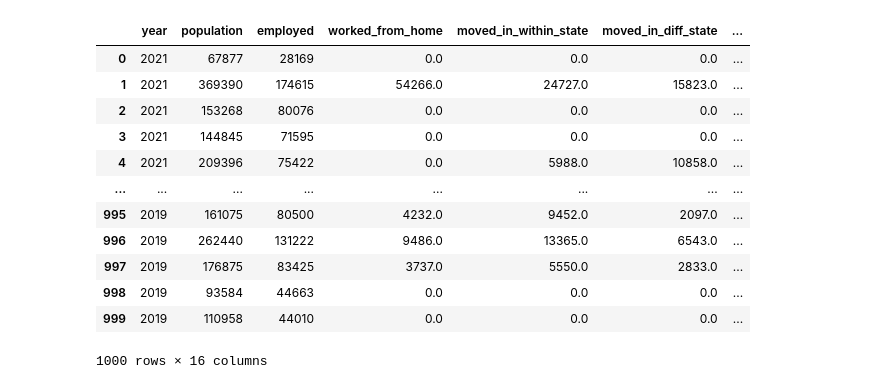
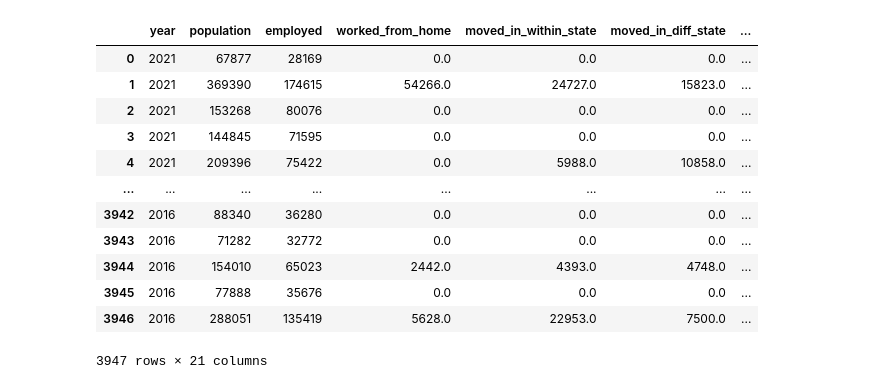
Before and after one commit to ehabsameh/Final_Project, a Jupyter notebook: Remotework_Impact_on_HousingPrices.ipynb, the cells around one changed output. Cells and saved outputs as stored; diff of their text form; code cells hidden in the pictures.

```diff
--- a/Remotework_Impact_on_HousingPrices.ipynb
+++ b/Remotework_Impact_on_HousingPrices.ipynb
@@ -115,4 +77,5 @@ housing_df= housing_df.pivot_longer(
 housing_df['Date'] = pd.to_datetime(housing_df.Month)
 housing_df['year'] = housing_df.Date.dt.year
 housing_df= housing_df.groupby(['year','County','State'],as_index = False)['Median_Home_Price'].mean()
-housing_df
+housing_df['Price_Change'] = 100*housing_df.groupby(['State','County'])['Median_Home_Price'].pct_change()
+housing_df[(housing_df['State'] == 'California') & (housing_df['County'] == 'San Francisco County') ]
@@ -133,27 +82,35 @@ housing_df
 # %%
 #Merge "Home sales data", "Work from Home" and "Relocation" data
 
 merged_df = pd.merge(wfh_relocation_df,housing_df, on=["State", "County","year" ] )
 df_n = merged_df.loc[:, ~merged_df.columns.isin(['year', 'County','State'])]
+
+# Convert to numeric
 col = df_n.columns
 merged_df[col] = merged_df[col].apply(pd.to_numeric, errors='coerce')
 merged_df = merged_df.fillna(0)
-merged_df['Total_IN'] = merged_df['moved_in_within_state']+merged_df['moved_in_diff_state']
-merged_df['Total_OUT'] = merged_df['moved_out_same_state']+merged_df['moved_out_diff_state']
-merged_df['Total_IN_Ratio'] = (merged_df['moved_in_within_state']+merged_df['moved_in_diff_state'])/merged_df['population_1_year_ago']
-merged_df['Total_OUT_Ratio'] = (merged_df['moved_out_same_state']+merged_df['moved_out_diff_state'])/merged_df['population_1_year_ago']
-merged_df.head(1000)
+
+# adding calculated variables
+merged_df['Total_IN_NW'] = merged_df['moved_in_within_state']+merged_df['moved_in_diff_state']
+merged_df['Total_OUT_NW'] = merged_df['moved_out_same_state']+merged_df['moved_out_diff_state']
+merged_df['Total_IN_Ratio'] = 100*(merged_df['moved_in_within_state']+merged_df['moved_in_diff_state'])/merged_df['population_1_year_ago']
+merged_df['Total_OUT_Ratio'] = 100*(merged_df['moved_out_same_state']+merged_df['moved_out_diff_state'])/merged_df['population_1_year_ago']
+merged_df['Net_Relo_IN-OUT_NW'] = merged_df['Total_IN_NW'] - merged_df['Total_OUT_NW']
+merged_df['Net_Relo_IN-OUT_St'] = merged_df['moved_in_within_state'] - merged_df['moved_out_same_state']
+merged_df['Net_Relo_IN-OUT_St_Ratio'] = 100*(merged_df['moved_in_within_state'] - merged_df['moved_out_same_state'])/merged_df['population_1_year_ago']
+merged_df['Net_Relo_IN-OUT_NW_Ratio'] = 100*(merged_df['Total_IN_NW'] - merged_df['Total_OUT_NW'])/merged_df['population_1_year_ago']
+merged_df
 # %% [output]
 |  | year | population | employed | worked_from_home | moved_in_within_state | moved_in_diff_state | ... |
 | 0 | 2021 | 67877 | 28169 | 0.0 | 0.0 | 0.0 | ... |
 | 1 | 2021 | 369390 | 174615 | 54266.0 | 24727.0 | 15823.0 | ... |
 | 2 | 2021 | 153268 | 80076 | 0.0 | 0.0 | 0.0 | ... |
 | 3 | 2021 | 144845 | 71595 | 0.0 | 0.0 | 0.0 | ... |
 | 4 | 2021 | 209396 | 75422 | 0.0 | 5988.0 | 10858.0 | ... |
 | ... | ... | ... | ... | ... | ... | ... | ... |
-| 995 | 2019 | 161075 | 80500 | 4232.0 | 9452.0 | 2097.0 | ... |
-| 996 | 2019 | 262440 | 131222 | 9486.0 | 13365.0 | 6543.0 | ... |
-| 997 | 2019 | 176875 | 83425 | 3737.0 | 5550.0 | 2833.0 | ... |
-| 998 | 2019 | 93584 | 44663 | 0.0 | 0.0 | 0.0 | ... |
-| 999 | 2019 | 110958 | 44010 | 0.0 | 0.0 | 0.0 | ... |
+| 3942 | 2016 | 88340 | 36280 | 0.0 | 0.0 | 0.0 | ... |
+| 3943 | 2016 | 71282 | 32772 | 0.0 | 0.0 | 0.0 | ... |
+| 3944 | 2016 | 154010 | 65023 | 2442.0 | 4393.0 | 4748.0 | ... |
+| 3945 | 2016 | 77888 | 35676 | 0.0 | 0.0 | 0.0 | ... |
+| 3946 | 2016 | 288051 | 135419 | 5628.0 | 22953.0 | 7500.0 | ... |
-1000 rows × 16 columns
+3947 rows × 21 columns
```
Also changed, not shown: parts of 8 cells of this notebook.
